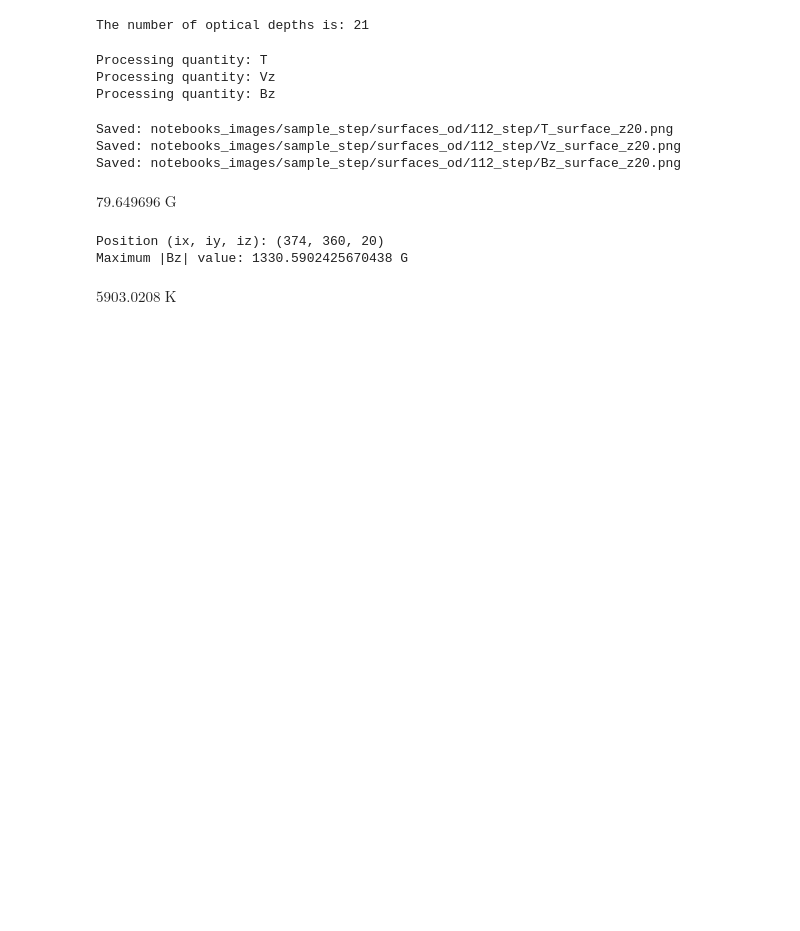
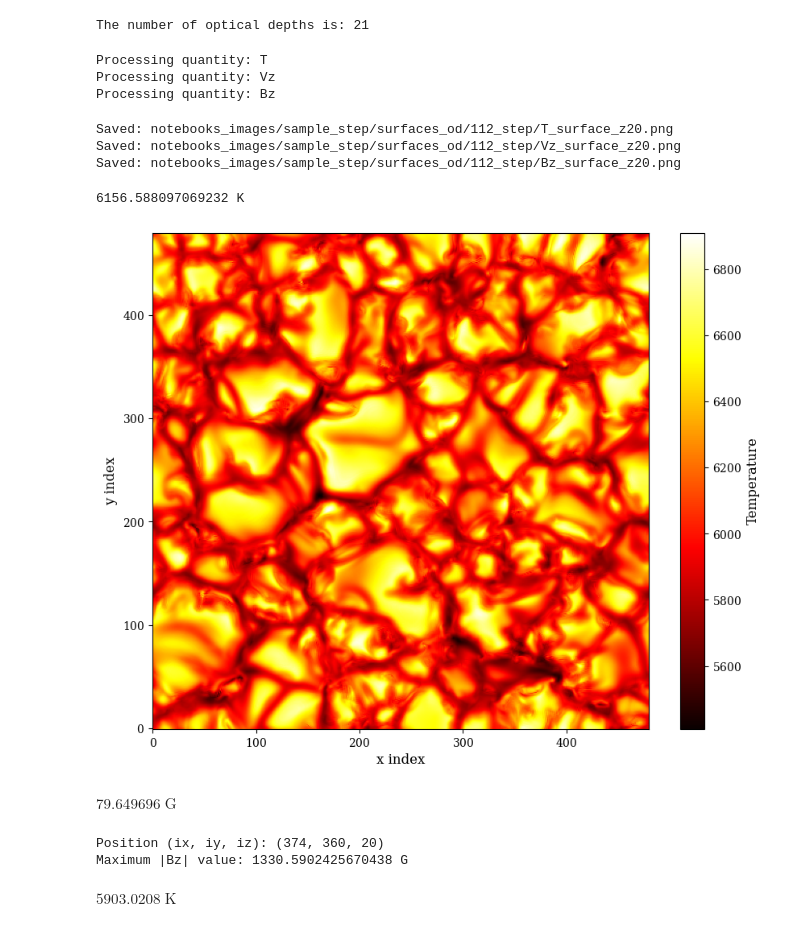
Before and after one commit to juagudeloo/Tesis_maestria_OAN, a Jupyter notebook: notebooks/1-muram_mhd_data.ipynb, the cells around one changed output. Cells and saved outputs as stored; diff of their text form; code cells hidden in the pictures; blank space fills up the shorter version.

```diff
--- a/notebooks/1-muram_mhd_data.ipynb
+++ b/notebooks/1-muram_mhd_data.ipynb
@@ -823,6 +842,18 @@ plot_step_surfaces(od_muram_data,
 Saved: notebooks_images/sample_step/surfaces_od/112_step/T_surface_z20.png
 Saved: notebooks_images/sample_step/surfaces_od/112_step/Vz_surface_z20.png
 Saved: notebooks_images/sample_step/surfaces_od/112_step/Bz_surface_z20.png
+# %%
+
+
+print(od_muram_data["T"][:,:,-1].mean())
+plt.imshow(od_muram_data["T"][:,:,-1].value, origin="lower", cmap="hot")
+plt.colorbar(label="Temperature")
+plt.xlabel("x index")
+plt.ylabel("y index")
+plt.show()
+# %% [output]
+6156.588097069232 K
+[figure, added]
 # %%
 np.mean(np.abs(sample_muram_data["Bz"]))
 # %% [output]
```
Also changed, not shown: parts of 5 cells of this notebook, 3 other files.
